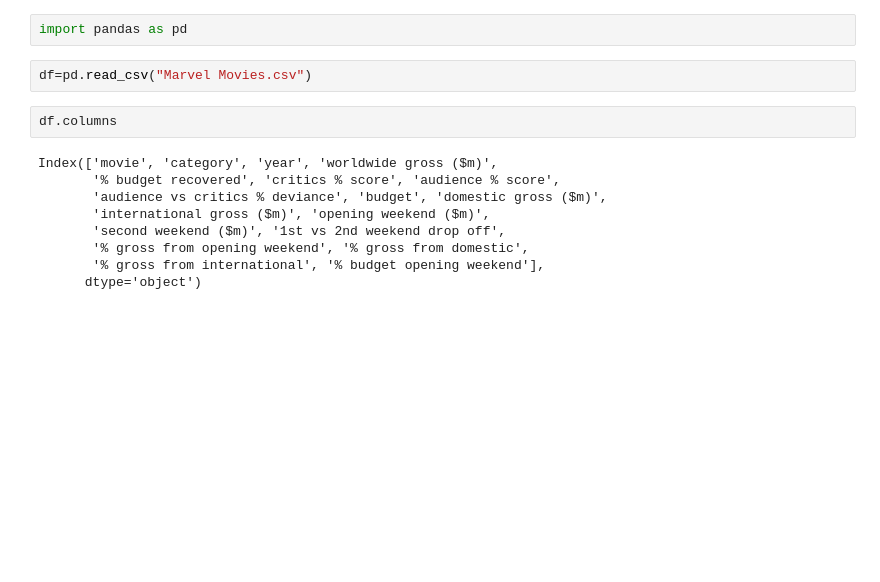
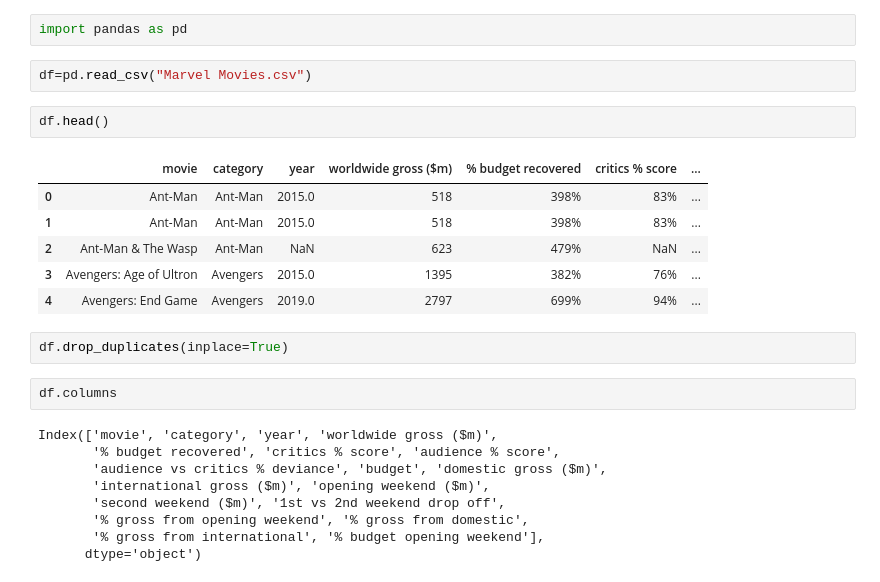
Before and after one commit to raviavaiya/Python-Learning, a Jupyter notebook: EDA.ipynb, the cells around one changed output. Cells and saved outputs as stored; diff of their text form; blank space fills up the shorter version.

```diff
--- a/EDA.ipynb
+++ b/EDA.ipynb
@@ -5,6 +5,17 @@ EDA
 import pandas as pd
 # %%
 df=pd.read_csv("Marvel Movies.csv")
+# %%
+df.head()
+# %% [output]
+|  | movie | category | year | worldwide gross ($m) | % budget recovered | critics % score | ... |
+| 0 | Ant-Man | Ant-Man | 2015.0 | 518 | 398% | 83% | ... |
+| 1 | Ant-Man | Ant-Man | 2015.0 | 518 | 398% | 83% | ... |
+| 2 | Ant-Man & The Wasp | Ant-Man | NaN | 623 | 479% | NaN | ... |
+| 3 | Avengers: Age of Ultron | Avengers | 2015.0 | 1395 | 382% | 76% | ... |
+| 4 | Avengers: End Game | Avengers | 2019.0 | 2797 | 699% | 94% | ... |
+# %%
+df.drop_duplicates(inplace=True)
 # %%
 df.columns
 # %% [output]
```
Also changed, not shown: 9 other files.
